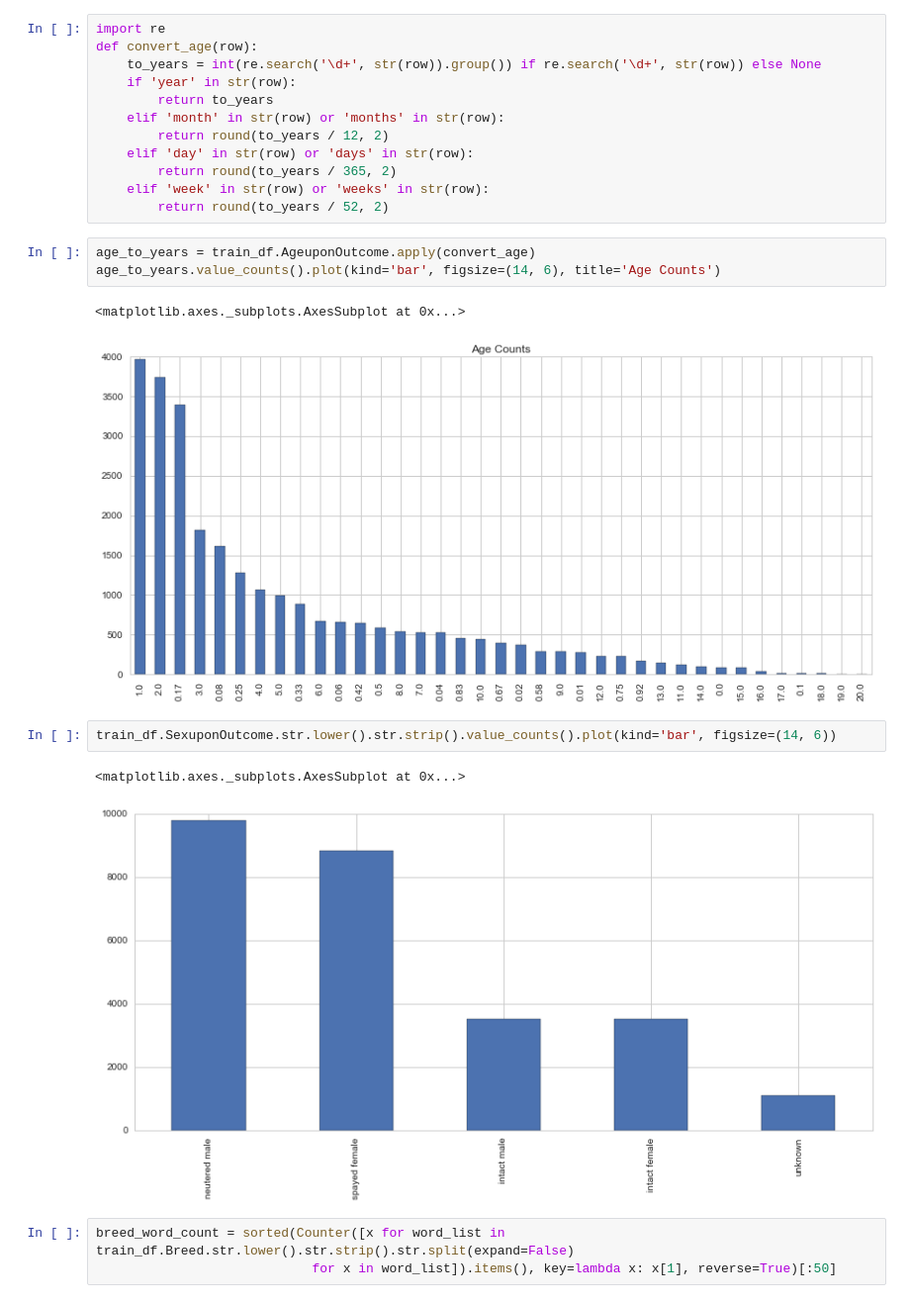
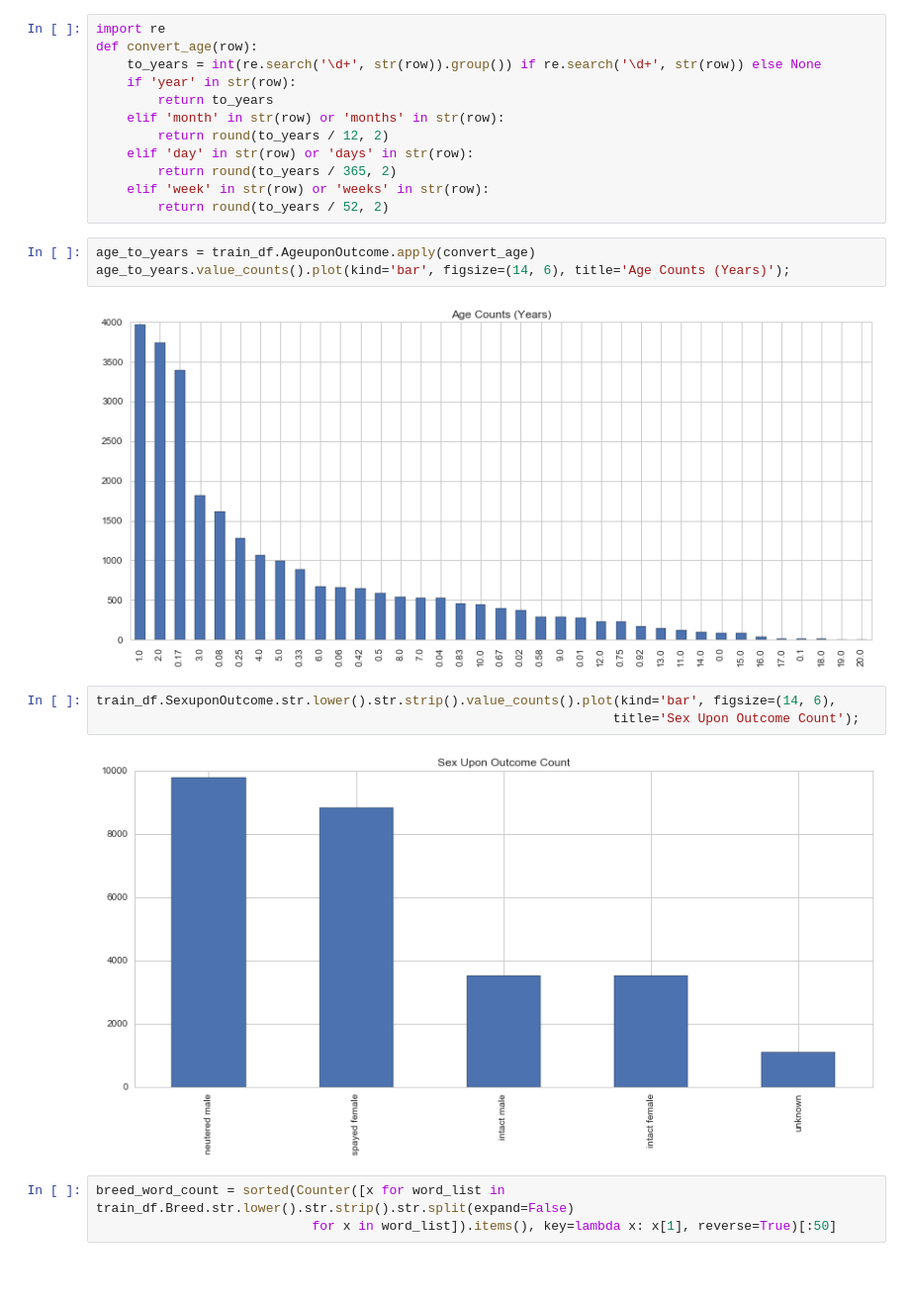
Before and after one commit to bljustice/kaggle, a Jupyter notebook: spca/spca_eda.ipynb, the cells around one changed output. Shown at 99% size. Drawn from its saved outputs; the diff is of its cells as text; blank space fills up the shorter version.

Commit message:
Added a couple more grouped visuals near bottom of notebook

```diff
--- a/spca/spca_eda.ipynb
+++ b/spca/spca_eda.ipynb
@@ -103,15 +116,14 @@ def convert_age(row):
         return round(to_years / 52, 2)
 # %%
 age_to_years = train_df.AgeuponOutcome.apply(convert_age)
-age_to_years.value_counts().plot(kind='bar', figsize=(14, 6), title='Age Counts')
+age_to_years.value_counts().plot(kind='bar', figsize=(14, 6), title='Age Counts (Years)');
 # %% [output]
-<matplotlib.axes._subplots.AxesSubplot at 0x...>
-[figure, old version]
+[figure, new version]
 # %%
-train_df.SexuponOutcome.str.lower().str.strip().value_counts().plot(kind='bar', figsize=(14, 6))
+train_df.SexuponOutcome.str.lower().str.strip().value_counts().plot(kind='bar', figsize=(14, 6),
+                                                                   title='Sex Upon Outcome Count');
 # %% [output]
-<matplotlib.axes._subplots.AxesSubplot at 0x...>
-[figure, old version]
+[figure, new version]
 # %%
 breed_word_count = sorted(Counter([x for word_list in train_df.Breed.str.lower().str.strip().str.split(expand=False)
                             for x in word_list]).items(), key=lambda x: x[1], reverse=True)[:50]
```
Also changed, not shown: parts of 11 cells of this notebook.
